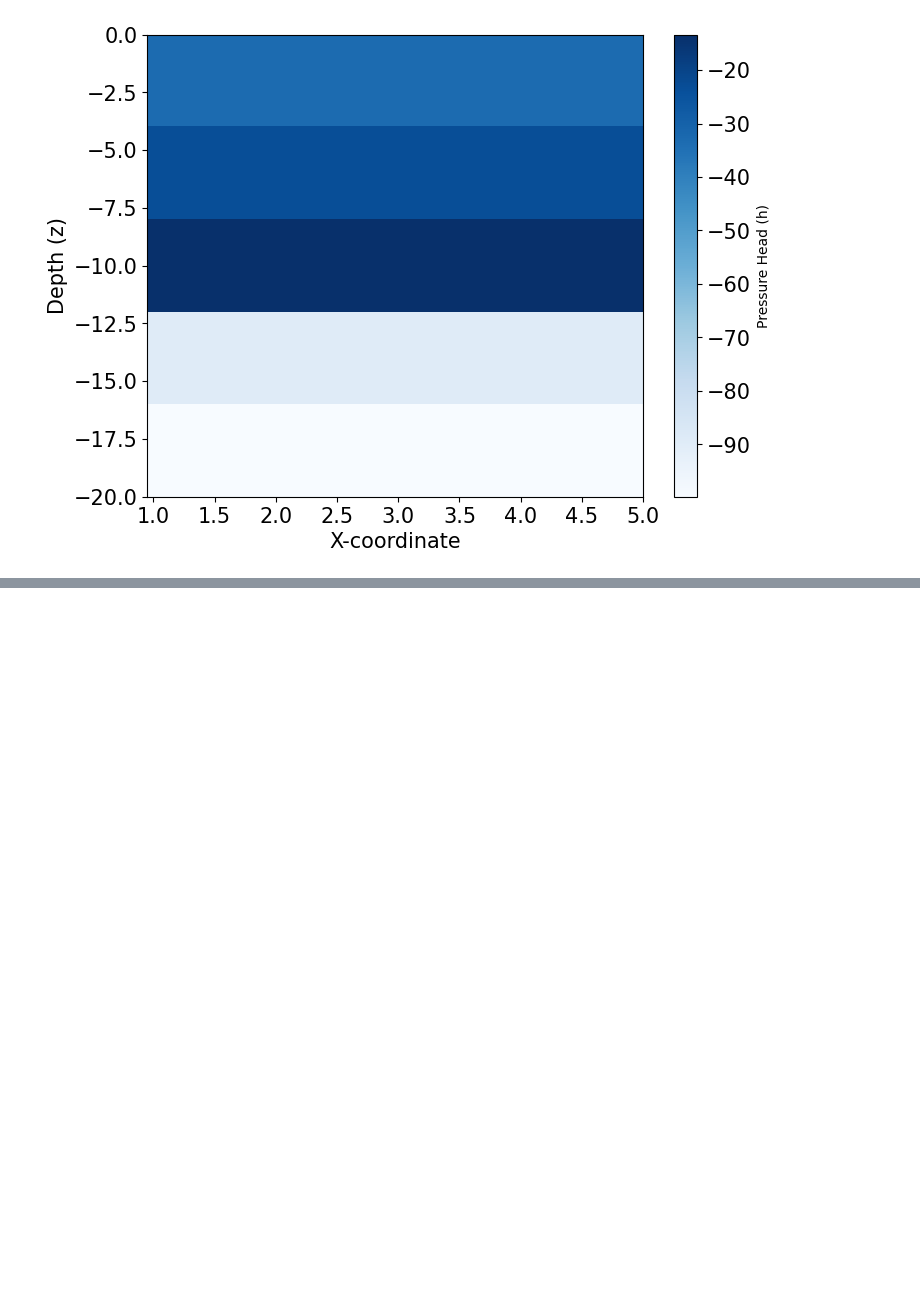
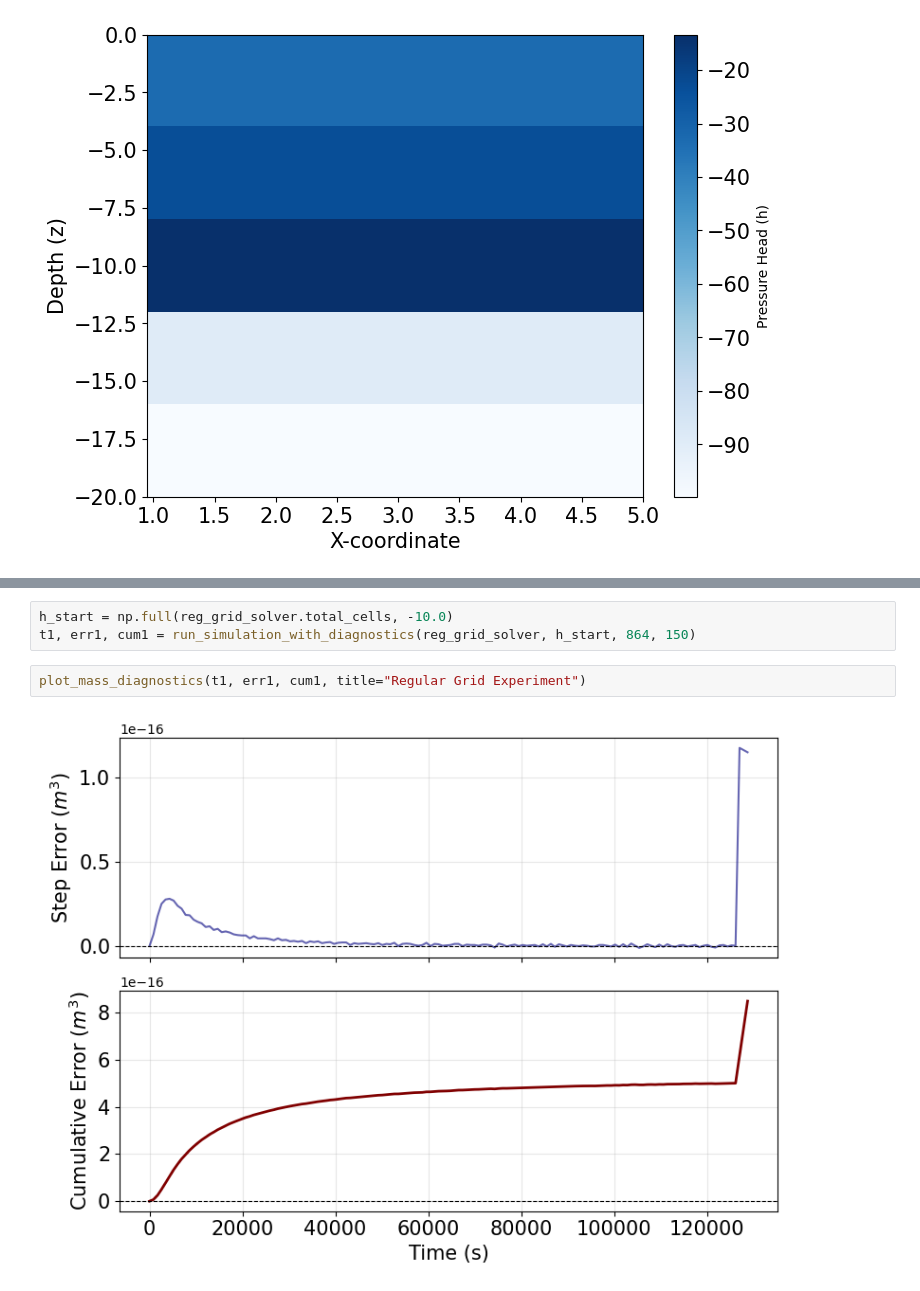
Before and after one commit to danielguyumus/MultiScaleRichardsSolver, a Jupyter notebook: Examples.ipynb, the cells around one changed output, grey strips where cells are left out. Drawn from its saved outputs; the diff is of its cells as text; blank space fills up the shorter version.

```diff
--- a/Examples.ipynb
+++ b/Examples.ipynb
@@ -979,0 +1112,7 @@ plt.show()
+# %%
+h_start = np.full(reg_grid_solver.total_cells, -10.0)
+t1, err1, cum1 = run_simulation_with_diagnostics(reg_grid_solver, h_start, 864, 150)
+# %%
+plot_mass_diagnostics(t1, err1, cum1, title="Regular Grid Experiment")
+# %% [output]
+[figure, added]
```
Also changed, not shown: parts of 18 cells of this notebook, 1 other file.
